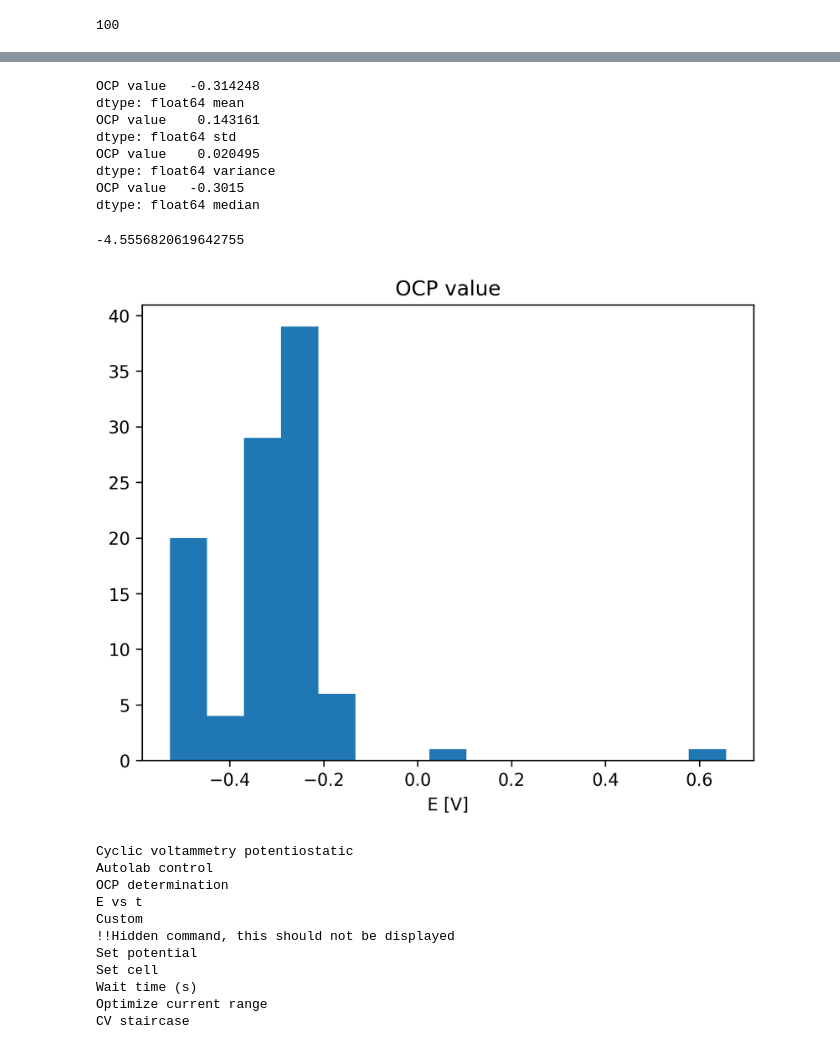
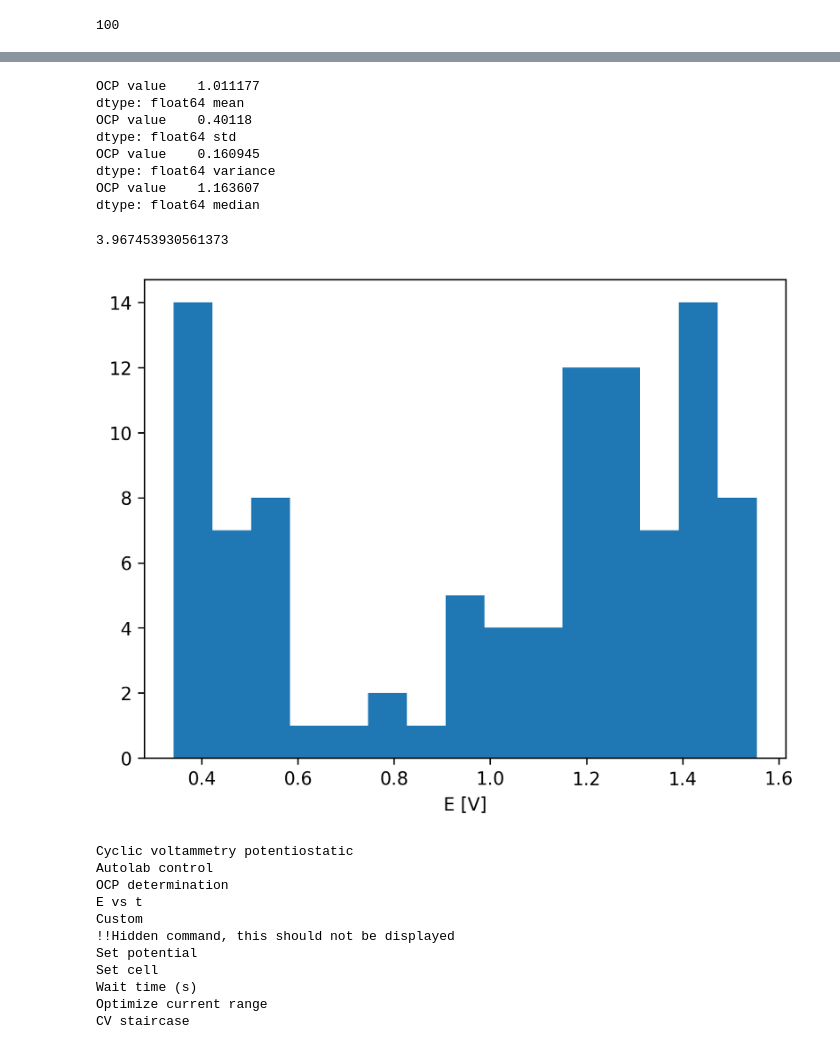
Before and after one commit to HenrikSpitzenpfeil/aec, a Jupyter notebook: data_visualisation.ipynb, the cells around one changed output, grey strips where cells are left out. Drawn from its saved outputs; the diff is of its cells as text; code cells hidden in the pictures.

```diff
--- a/data_visualisation.ipynb
+++ b/data_visualisation.ipynb
@@ -15,9 +15,12 @@ def filename (number: str) -> str:
 def area_circle(diameter: float) -> float:
     return pi * (0.5 * diameter)**2
 
-def current_density(current):
+def current_density(current: float) -> float:
     area = area_circle(0.05)
     return current/area
+
+def scale_to_rhe(potential: float) -> float:
+    return 0.8555 + 0.207 + potential
 
 filename_list = ["002", "004", "007"]
 
@@ -101,7 +104,7 @@ plt.rcParams['figure.dpi'] = 300
 #             plt.ylabel("current density [j/ cm^2]")
 # %%
 path = "G:\\Andere Computer\\My Computer\\HPS Data\\Autolab\\NovaProcedure"
-file = "017_001_NovaProcedure.nox"
+file = "011_001_NovaProcedure.nox"
 # %% [markdown]
 OCP Histogram and Statistics on OCP Values
 # %%
@@ -112,9 +115,10 @@ for file in os.listdir(path):
     if file.startswith("017_"): #and int(file[4:7]) > 50:
         file_list.append(file)
         procedure = potentiostat.instrument.LoadProcedure(os.path.join(path, file))
-        command = procedure.Commands["OCP determination"]
+        command = procedure.Commands["OCP after"]
         ocp_list.append(command.Signals.get_Item("OCP value").Value)
 ocp_data["OCP value"] = ocp_list
+ocp_data["ocp vs rhe"] = ocp_data["OCP value"].map(scale_to_rhe)
 len(ocp_list)
 # %% [output]
 100
@@ -140,26 +164,27 @@ ocp_data
 # %%
 #plt.rcParams['figure.dpi'] = 300
 print(ocp_data.mean(), "mean")
 print(ocp_data.std(), "std")
 print(ocp_data.var(), "variance")
 print(ocp_data.median(), "median")
 ocp_data.hist(column=["OCP value"], bins = 15)
 plt.grid(False)
 plt.xlabel("E [V]")
+plt.title(label = "placeholder", visible = False)
 std_error = (float(ocp_data.std())/np.sqrt(len(ocp_data)))
-error_percent = 100*(std_error/float(ocp_data.mean()))
+error_percent = abs(100*(std_error/float(ocp_data.mean())))
 error_percent
 # %% [output]
-OCP value   -0.314248
+OCP value    1.011177
 dtype: float64 mean
-OCP value    0.143161
+OCP value    0.40118
 dtype: float64 std
-OCP value    0.020495
+OCP value    0.160945
 dtype: float64 variance
-OCP value   -0.3015
+OCP value    1.163607
 dtype: float64 median
--4.5556820619642755
+3.967453930561373
-[figure, old version]
+[figure, new version]
 # %%
 procedure = potentiostat.instrument.LoadProcedure(os.path.join(path,file))
 for command in procedure.Commands.Names:
```
Also changed, not shown: parts of 11 cells of this notebook.
